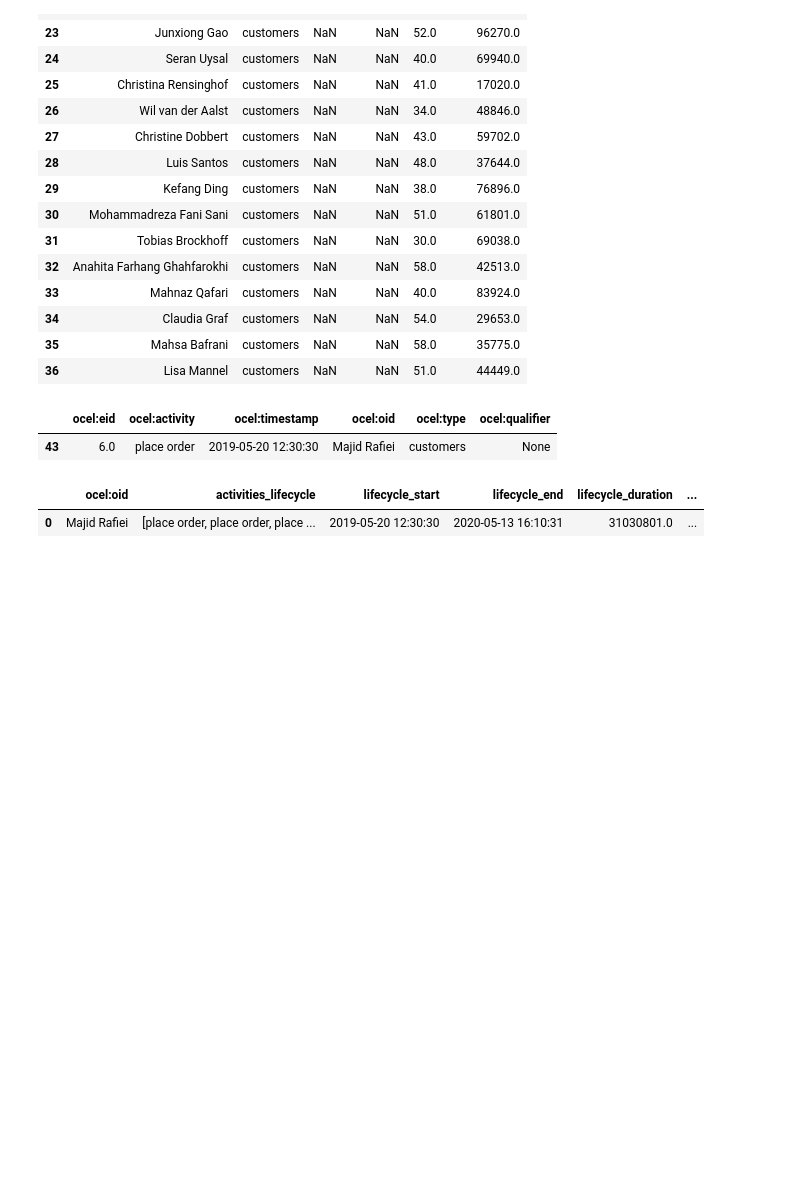
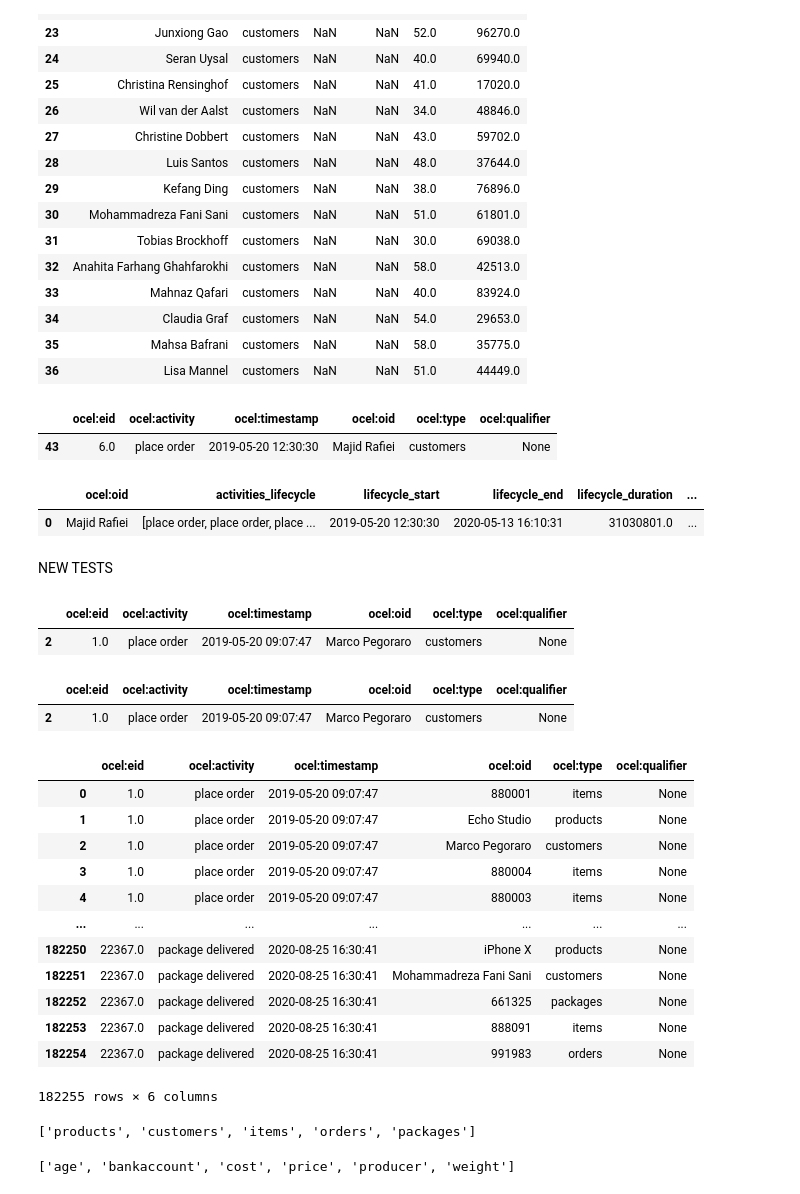
Before and after one commit to wojciechzyla/projekt-mb, a Jupyter notebook: testy.ipynb, the cells around one changed output. Drawn from its saved outputs; the diff is of its cells as text; code cells hidden in the pictures; blank space fills up the shorter version.

```diff
--- a/testy.ipynb
+++ b/testy.ipynb
@@ -91,3 +75,48 @@ ocel.relations[ocel.relations["ocel:eid"]=="6.0"]
 # %% [output]
 |  | ocel:oid | activities_lifecycle | lifecycle_start | lifecycle_end | lifecycle_duration | ... |
 | 0 | Majid Rafiei | [place order, place order, place ... | 2019-05-20 12:30:30 | 2020-05-13 16:10:31 | 31030801.0 | ... |
+# %% [markdown]
+NEW TESTS
+# %%
+import pm4py
+log_path = "logs/running-example.jsonocel"
+ocel = pm4py.read_ocel_json(log_path)
+ocel2 = pm4py.filtering.filter_ocel_event_attribute(ocel, "ocel:eid", ["1.0"])
+ocel2 = pm4py.filtering.filter_ocel_object_attribute(ocel2, "ocel:type", ["customers"])
+ocel2.relations
+# %% [output]
+|  | ocel:eid | ocel:activity | ocel:timestamp | ocel:oid | ocel:type | ocel:qualifier |
+| 2 | 1.0 | place order | 2019-05-20 09:07:47 | Marco Pegoraro | customers | None |
+# %%
+ocel2 = pm4py.filtering.filter_ocel_event_attribute(ocel, "ocel:eid", ocel.events[ocel.events["ocel:eid"] == "1.0"]["ocel:eid"])
+ocel2 = pm4py.filtering.filter_ocel_object_attribute(ocel2, "ocel:type", ocel.objects[ocel.objects["ocel:type"] == "customers"]["ocel:type"])
+ocel2.relations
+# %% [output]
+|  | ocel:eid | ocel:activity | ocel:timestamp | ocel:oid | ocel:type | ocel:qualifier |
+| 2 | 1.0 | place order | 2019-05-20 09:07:47 | Marco Pegoraro | customers | None |
+# %%
+ocel3 = pm4py.filtering.filter_ocel_event_attribute(ocel, "ocel:eid", ocel.relations['ocel:eid'])
+ocel3 = pm4py.filtering.filter_ocel_object_attribute(ocel3, "ocel:type", pm4py.ocel_get_object_types(ocel3))
+ocel3.relations
+# %% [output]
+|  | ocel:eid | ocel:activity | ocel:timestamp | ocel:oid | ocel:type | ocel:qualifier |
+| 0 | 1.0 | place order | 2019-05-20 09:07:47 | 880001 | items | None |
+| 1 | 1.0 | place order | 2019-05-20 09:07:47 | Echo Studio | products | None |
+| 2 | 1.0 | place order | 2019-05-20 09:07:47 | Marco Pegoraro | customers | None |
+| 3 | 1.0 | place order | 2019-05-20 09:07:47 | 880004 | items | None |
+| 4 | 1.0 | place order | 2019-05-20 09:07:47 | 880003 | items | None |
+| ... | ... | ... | ... | ... | ... | ... |
+| 182250 | 22367.0 | package delivered | 2020-08-25 16:30:41 | iPhone X | products | None |
+| 182251 | 22367.0 | package delivered | 2020-08-25 16:30:41 | Mohammadreza Fani Sani | customers | None |
+| 182252 | 22367.0 | package delivered | 2020-08-25 16:30:41 | 661325 | packages | None |
+| 182253 | 22367.0 | package delivered | 2020-08-25 16:30:41 | 888091 | items | None |
+| 182254 | 22367.0 | package delivered | 2020-08-25 16:30:41 | 991983 | orders | None |
+182255 rows × 6 columns
+# %%
+pm4py.ocel_get_object_types(ocel)
+# %% [output]
+['products', 'customers', 'items', 'orders', 'packages']
+# %%
+pm4py.ocel_get_attribute_names(ocel)
+# %% [output]
+['age', 'bankaccount', 'cost', 'price', 'producer', 'weight']
```
Also changed, not shown: parts of 14 cells of this notebook, 4 other files.
